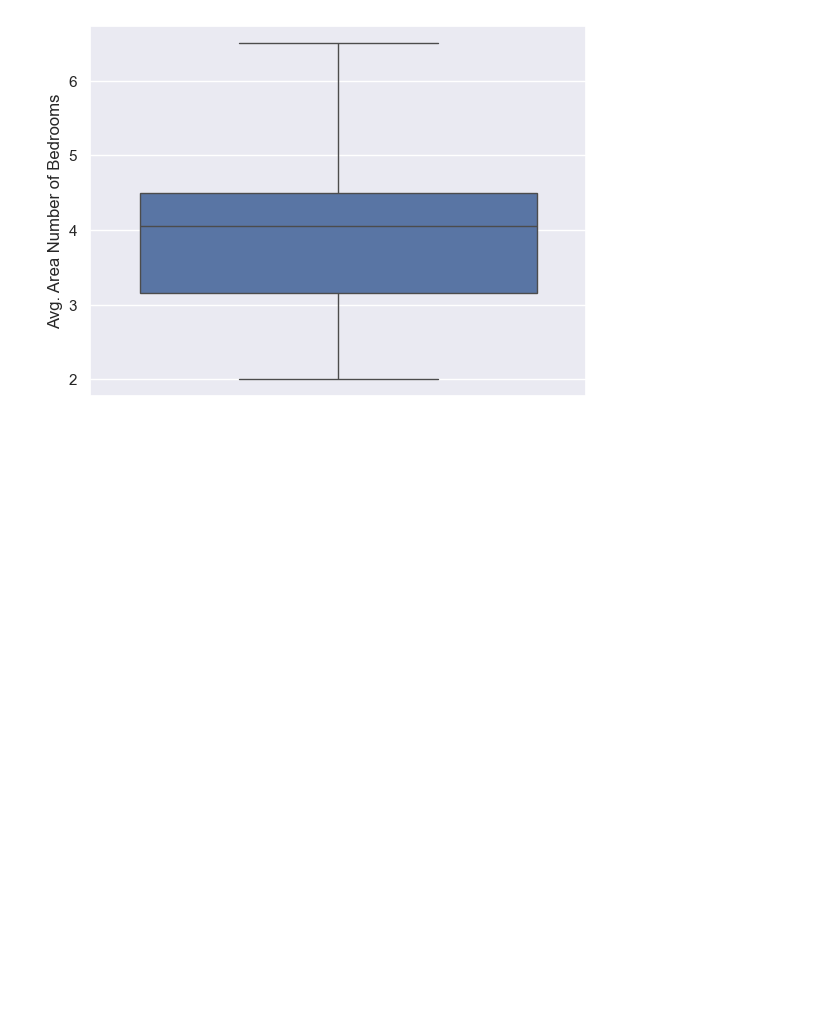
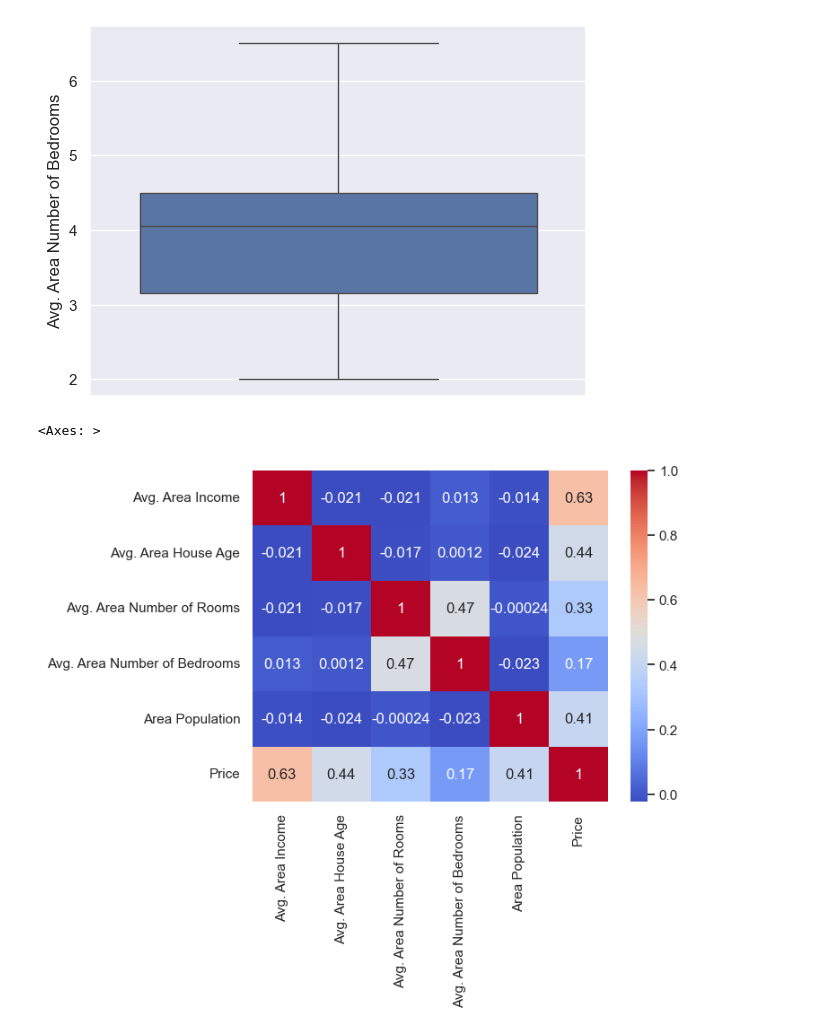
Before and after one commit to Jayshankar10/ML-Projects, a Jupyter notebook: Linear Regression/Notebook/simple linear regression.ipynb, the cells around one changed output. Drawn from its saved outputs; the diff is of its cells as text; code cells hidden in the pictures; blank space fills up the shorter version.

```diff
--- a/Linear Regression/Notebook/simple linear regression.ipynb
+++ b/Linear Regression/Notebook/simple linear regression.ipynb
@@ -178,3 +178,10 @@ sns.boxplot(y='Avg. Area Number of Bedrooms', data = data)
 plt.show()
 # %% [output]
 [figure]
+# %%
+# Checking the corelation
+
+sns.heatmap(data.corr(), annot=True, cmap='coolwarm')
+# %% [output]
+<Axes: >
+[figure, added]
```
Also changed, not shown: parts of 9 cells of this notebook, 1 other file.
